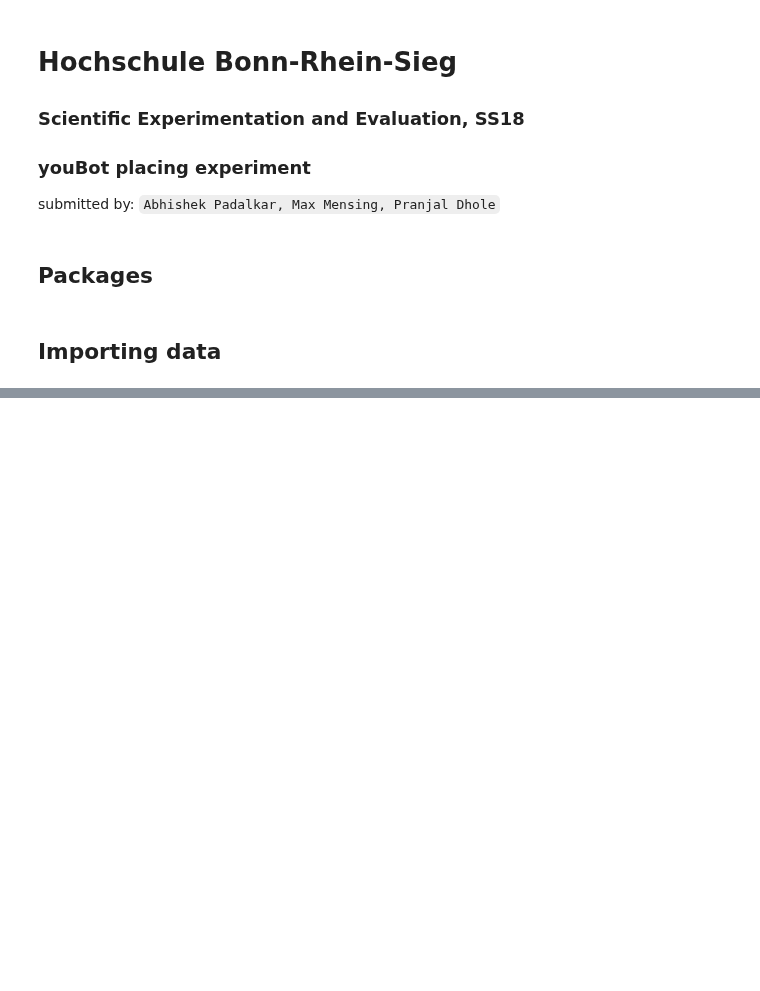
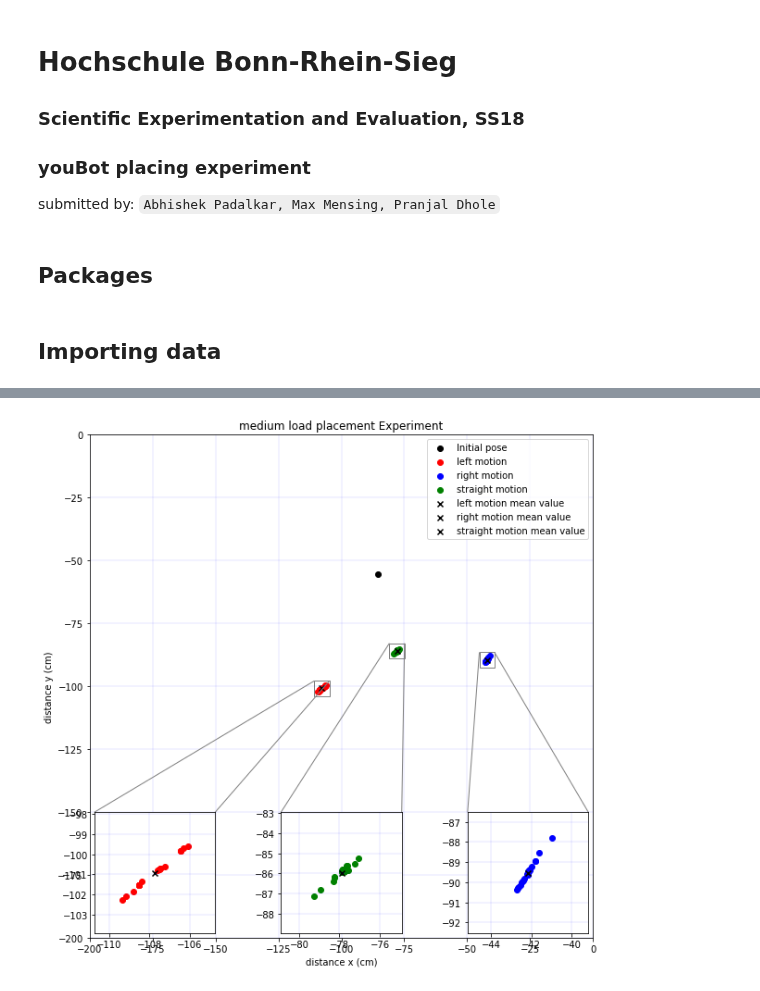
Before and after one commit to pranjaldhole/SEE, a Jupyter notebook: youbot/SEEHomework_AbhishekPadalkar_MaxMensing_PranjalDhole_youbot.ipynb, the cells around one changed output, grey strips where cells are left out. Drawn from its saved outputs; the diff is of its cells as text; code cells hidden in the pictures; blank space fills up the shorter version.

```diff
--- a/youbot/SEEHomework_AbhishekPadalkar_MaxMensing_PranjalDhole_youbot.ipynb
+++ b/youbot/SEEHomework_AbhishekPadalkar_MaxMensing_PranjalDhole_youbot.ipynb
@@ -60,0 +145,5 @@ array([[-109.2734, -101.337 ,   -2.0878],
+# %%
+plot_data(data['medium_left'], data['medium_right'], data['medium_straight'],
+          initial_pose, load_type='medium', save_fig=True)
+# %% [output]
+[figure, added]
```
Also changed, not shown: parts of 15 cells of this notebook, 12 other files.
